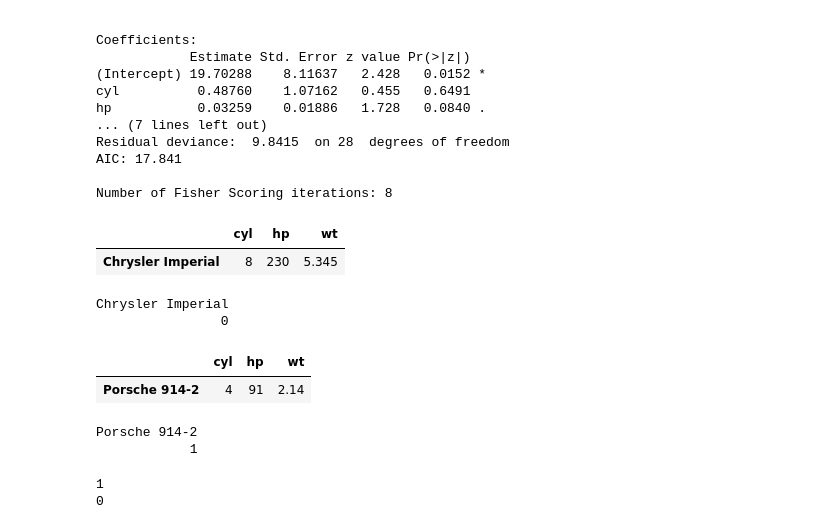
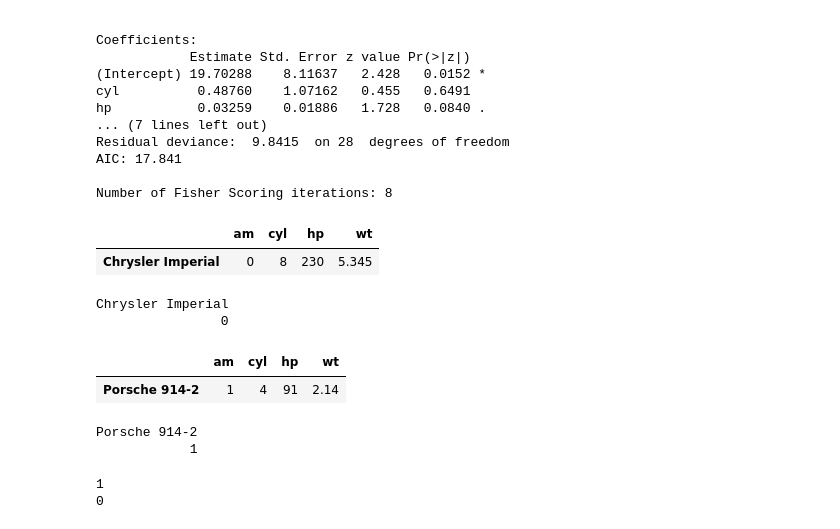
Before and after one commit to hannansatopay/DSML-R, a Jupyter notebook: Notebook/Regression II.ipynb, the cells around one changed output. Saved outputs shown, nothing was run; the diff lists cells and outputs as text; code cells hidden in the pictures.

```diff
--- a/Notebook/Regression II.ipynb
+++ b/Notebook/Regression II.ipynb
@@ -285,21 +285,21 @@ AIC: 17.841
 
 Number of Fisher Scoring iterations: 8
 # %%
-input[17,-1]
+input[17,]
 prob <- predict(model, newdata = input[17,-1], type="response")
 ifelse(prob > 0.5, 1, 0)
 # %% [output]
-|  | cyl | hp | wt |
-| Chrysler Imperial | 8 | 230 | 5.345 |
+|  | am | cyl | hp | wt |
+| Chrysler Imperial | 0 | 8 | 230 | 5.345 |
 Chrysler Imperial
                 0
 # %%
-input[27, -1]
+input[27,]
 prob <- predict(model, newdata = input[27, -1], type="response")
 ifelse(prob > 0.5, 1, 0)
 # %% [output]
-|  | cyl | hp | wt |
-| Porsche 914-2 | 4 | 91 | 2.14 |
+|  | am | cyl | hp | wt |
+| Porsche 914-2 | 1 | 4 | 91 | 2.14 |
 Porsche 914-2
             1
 # %%
```
Also changed, not shown: parts of 23 cells of this notebook, 14 other files.
